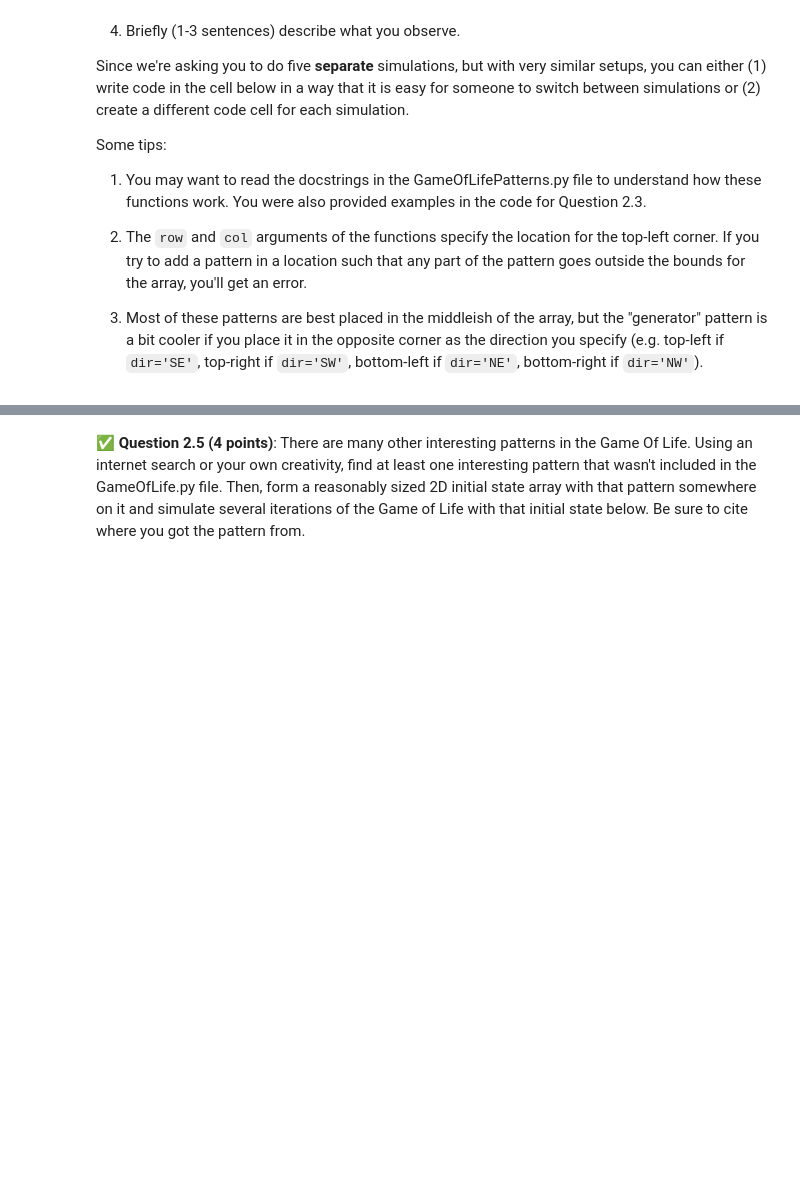
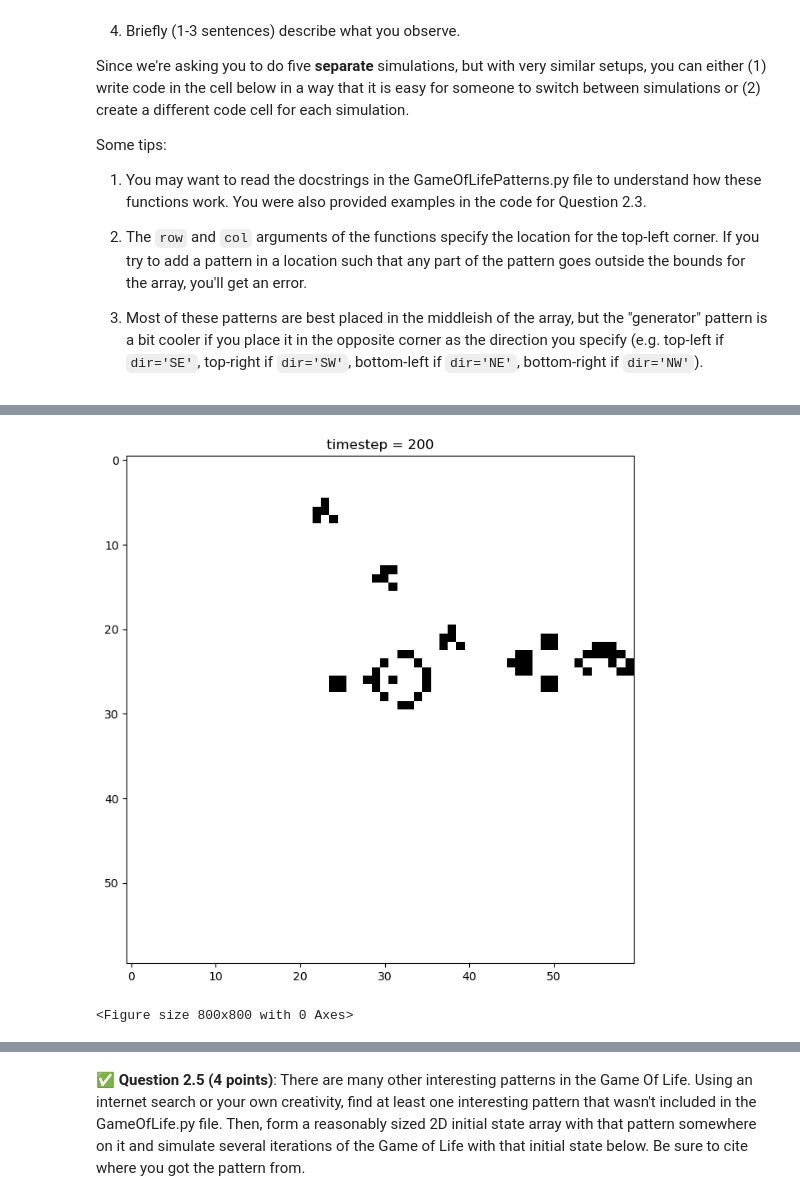
Before and after one commit to johnwano/CMSE202-f23-turnin, a Jupyter notebook: hw-02/HW-02_ABMandGraphTheory-STUDENT.ipynb, the cells around one changed output, grey strips where cells are left out. Saved outputs shown, nothing was run; the diff lists cells and outputs as text; code cells hidden in the pictures; blank space fills up the shorter version.

```diff
--- a/hw-02/HW-02_ABMandGraphTheory-STUDENT.ipynb
+++ b/hw-02/HW-02_ABMandGraphTheory-STUDENT.ipynb
@@ -275,0 +308,15 @@ Some tips:
+# %%
+initial3 = np.zeros((60,60))
+initial3 = add_generator(initial3, 21, 23, 'NW')  # Adjusted row and col values to fit the pattern
+
+board3 = GameOfLife(initial3)
+
+fig, ax = plt.subplots(figsize=(8,8))
+
+board3.draw(fig)
+for i in range(200):
+    board3.update()
+    board3.draw(fig)
+# %% [output]
+[figure, added]
+<Figure size 800x800 with 0 Axes>
```
Also changed, not shown: parts of 17 cells of this notebook.
